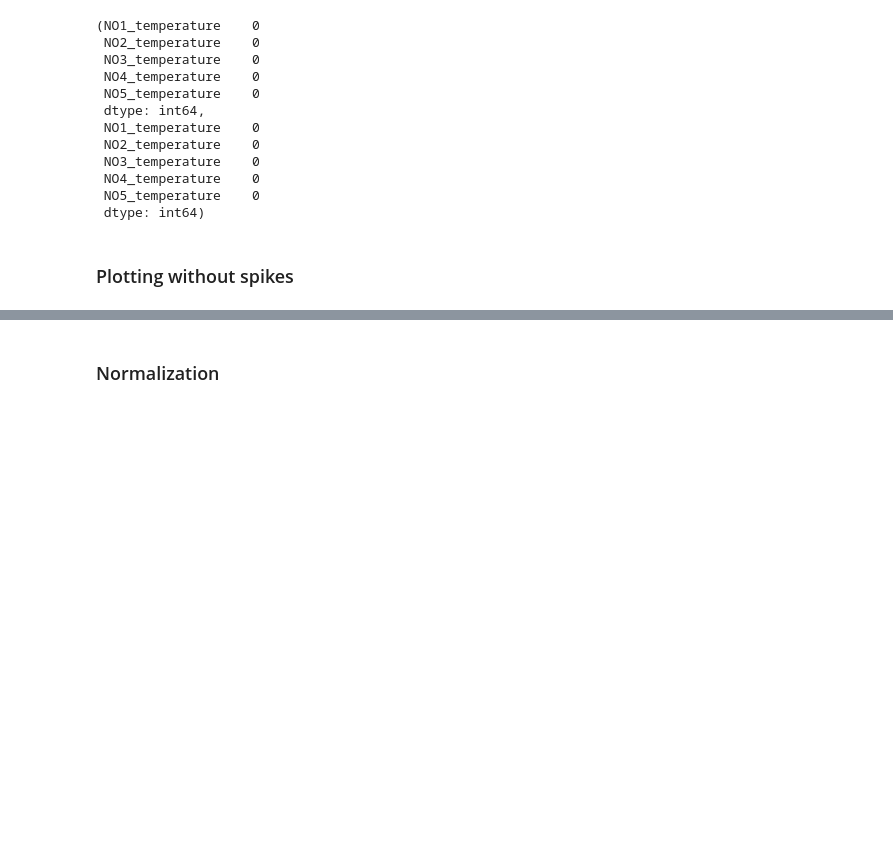
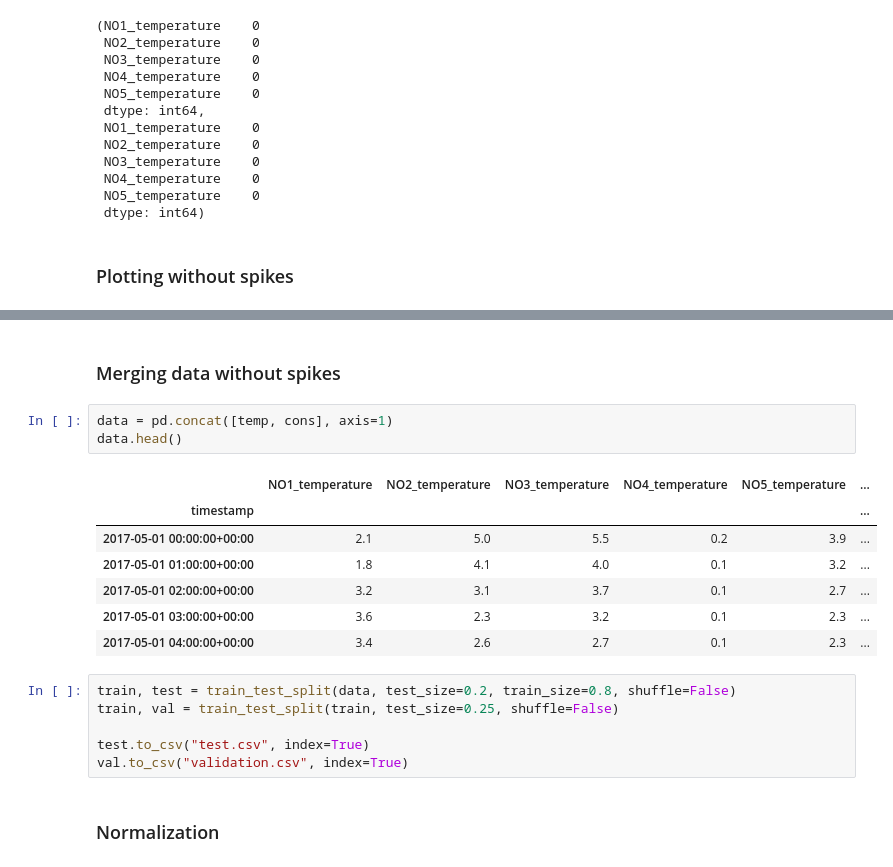
Before and after one commit to jatobro/it3030-deep-learning, a Jupyter notebook: timeseries/data.ipynb, the cells around one changed output, grey strips where cells are left out. Drawn from its saved outputs; the diff is of its cells as text; blank space fills up the shorter version.

```diff
--- a/timeseries/data.ipynb
+++ b/timeseries/data.ipynb
@@ -162,3 +162,22 @@ plt.show()
+# %% [markdown]
+### Merging data without spikes
+# %%
+data = pd.concat([temp, cons], axis=1)
+data.head()
+# %% [output]
+|  | NO1_temperature | NO2_temperature | NO3_temperature | NO4_temperature | NO5_temperature | ... |
+| timestamp |  |  |  |  |  | ... |
+| 2017-05-01 00:00:00+00:00 | 2.1 | 5.0 | 5.5 | 0.2 | 3.9 | ... |
+| 2017-05-01 01:00:00+00:00 | 1.8 | 4.1 | 4.0 | 0.1 | 3.2 | ... |
+| 2017-05-01 02:00:00+00:00 | 3.2 | 3.1 | 3.7 | 0.1 | 2.7 | ... |
+| 2017-05-01 03:00:00+00:00 | 3.6 | 2.3 | 3.2 | 0.1 | 2.3 | ... |
+| 2017-05-01 04:00:00+00:00 | 3.4 | 2.6 | 2.7 | 0.1 | 2.3 | ... |
+# %%
+train, test = train_test_split(data, test_size=0.2, train_size=0.8, shuffle=False)
+train, val = train_test_split(train, test_size=0.25, shuffle=False)
+
+test.to_csv("test.csv", index=True)
+val.to_csv("validation.csv", index=True)
 # %% [markdown]
 ### Normalization
 # %%
```
Also changed, not shown: parts of 6 cells of this notebook.
